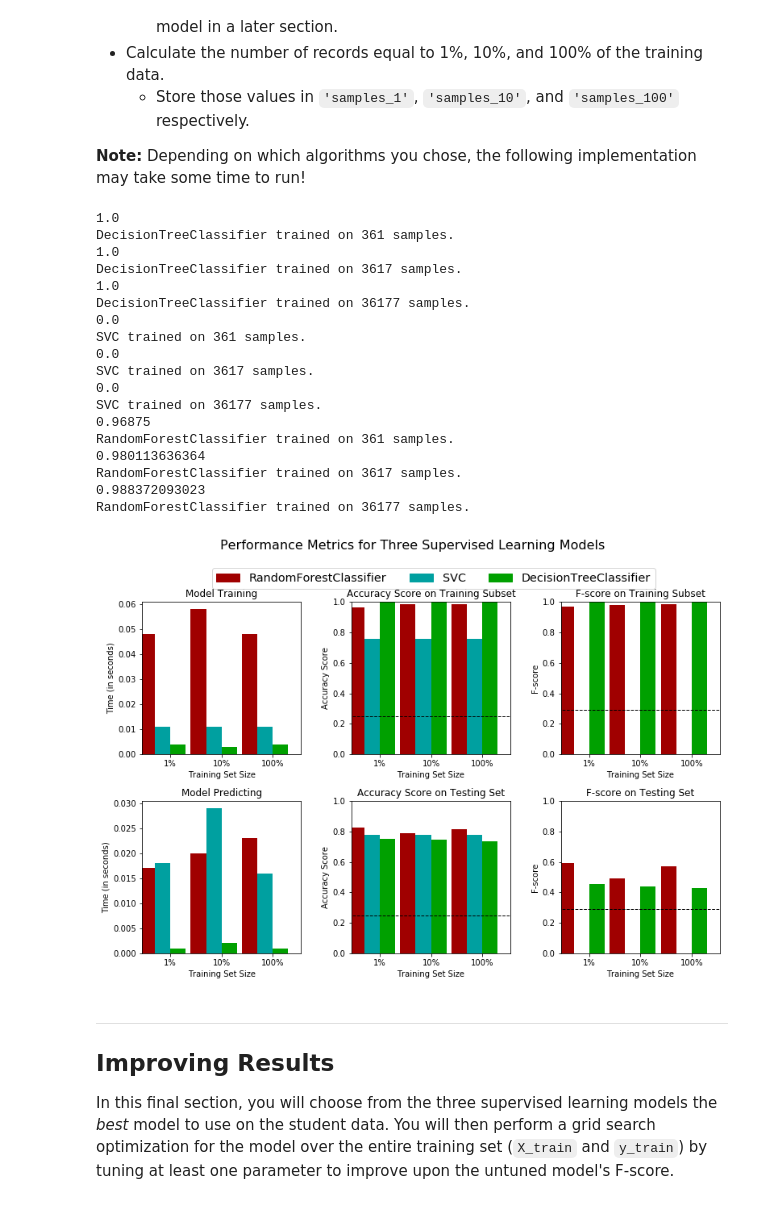
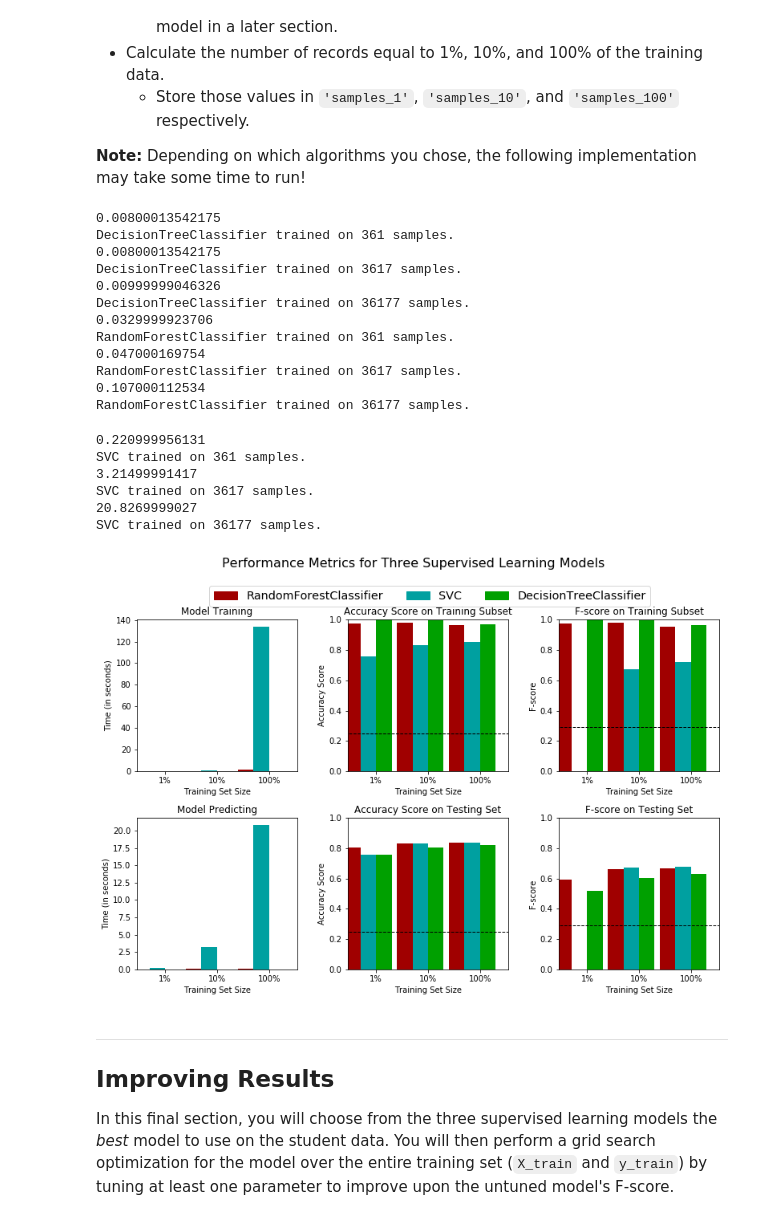
Before and after one commit to simmy88/UdacityMLND, a Jupyter notebook: Finding_Donors/finding_donors.ipynb, the cells around one changed output. Drawn from its saved outputs; the diff is of its cells as text; code cells hidden in the pictures.

```diff
--- a/Finding_Donors/finding_donors.ipynb
+++ b/Finding_Donors/finding_donors.ipynb
@@ -335,7 +335,7 @@ def train_predict(learner, sample_size, X_train, y_train, X_test, y_test):
 
     # TODO: Fit the learner to the training data using slicing with 'sample_size' using .fit(training_features[:], training_labels[:])
     start = time() # Get start time
-    learner.fit(X_train[:300], y_train[:300])
+    learner.fit(X_train[:sample_size], y_train[:sample_size])
     end = time() # Get end time
 
     # TODO: Calculate the training time
@@ -344,7 +344,7 @@ def train_predict(learner, sample_size, X_train, y_train, X_test, y_test):
     # TODO: Get the predictions on the test set(X_test),
     #       then get predictions on the first 300 training samples(X_train) using .predict()
     start = time() # Get start time
-    predictions_test = learner.predict(X_test[:300])
+    predictions_test = learner.predict(X_test)
     predictions_train = learner.predict(X_train[:300])
     end = time() # Get end time
 
@@ -355,15 +355,15 @@ def train_predict(learner, sample_size, X_train, y_train, X_test, y_test):
     results['acc_train'] = accuracy_score(y_train[:300], predictions_train)
 
     # TODO: Compute accuracy on test set using accuracy_score()
-    results['acc_test'] = accuracy_score(y_test[:300], predictions_test)
+    results['acc_test'] = accuracy_score(y_test, predictions_test)
 
     # TODO: Compute F-score on the the first 300 training samples using fbeta_score()
     results['f_train'] = fbeta_score(y_train[:300], predictions_train, 0.5)
 
     # TODO: Compute F-score on the test set which is y_test
-    results['f_test'] = fbeta_score(y_test[:300], predictions_test, 0.5)
+    results['f_test'] = fbeta_score(y_test, predictions_test, 0.5)
 
-    print(results['f_train'])
+    print(results['pred_time'])
 
     # Success
     print "{} trained on {} samples.".format(learner.__class__.__name__, sample_size)
@@ -389,48 +389,48 @@ from sklearn.ensemble import RandomForestClassifier
 
 # TODO: Initialize the three models
 clf_A = tree.DecisionTreeClassifier()
-clf_B = svm.SVC(random_state = 0)
-clf_C = RandomForestClassifier()
+clf_B = RandomForestClassifier()
+clf_C = svm.SVC(random_state = 0)
 
 # TODO: Calculate the number of samples for 1%, 10%, and 100% of the training data
 # HINT: samples_100 is the entire training set i.e. len(y_train)
 # HINT: samples_10 is 10% of samples_100
 # HINT: samples_1 is 1% of samples_100
 samples_100 = int(len(y_train))
 samples_10 = int(len(y_train)*0.1)
 samples_1 = int(len(y_train)*0.01)
 
 # Collect results on the learners
 results = {}
 for clf in [clf_A, clf_B, clf_C]:
     clf_name = clf.__class__.__name__
     results[clf_name] = {}
     for i, samples in enumerate([samples_1, samples_10, samples_100]):
         results[clf_name][i] = \
         train_predict(clf, samples, X_train, y_train, X_test, y_test)
 
 # Run metrics visualization for the three supervised learning models chosen
 vs.evaluate(results, accuracy, fscore)
 # %% [output]
-1.0
+0.00800013542175
 DecisionTreeClassifier trained on 361 samples.
-1.0
+0.00800013542175
 DecisionTreeClassifier trained on 3617 samples.
-1.0
+0.00999999046326
 DecisionTreeClassifier trained on 36177 samples.
-0.0
-SVC trained on 361 samples.
-0.0
-SVC trained on 3617 samples.
-0.0
-SVC trained on 36177 samples.
-0.96875
+0.0329999923706
 RandomForestClassifier trained on 361 samples.
-0.980113636364
+0.047000169754
 RandomForestClassifier trained on 3617 samples.
-0.988372093023
+0.107000112534
 RandomForestClassifier trained on 36177 samples.
+0.220999956131
+SVC trained on 361 samples.
+3.21499991417
+SVC trained on 3617 samples.
+20.8269999027
+SVC trained on 36177 samples.
-[figure, old version]
+[figure, new version]
 # %% [markdown]
 ----
 ## Improving Results
```
Also changed, not shown: parts of 9 cells of this notebook, 1 other file.
